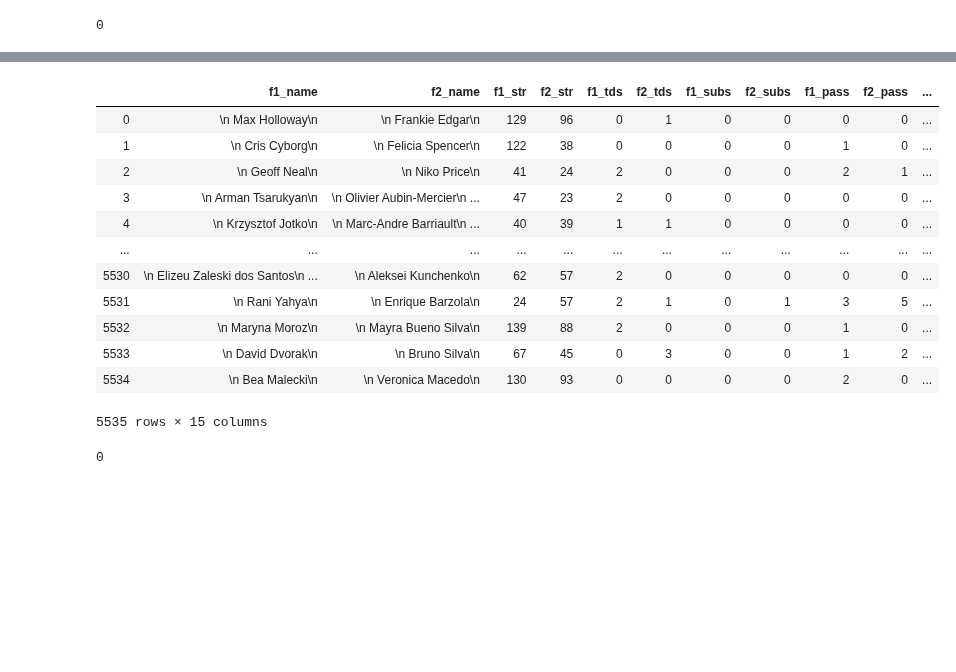
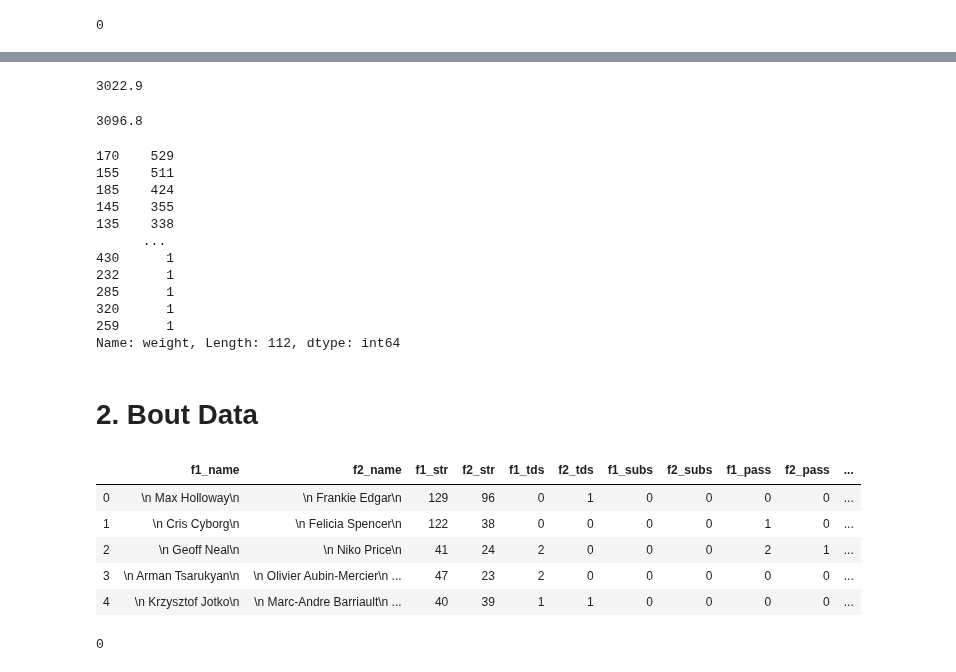
Before and after one commit to ravimalde/ufc_fight_predictor, a Jupyter notebook: cleaning.ipynb, the cells around one changed output, grey strips where cells are left out. Drawn from its saved outputs; the diff is of its cells as text; code cells hidden in the pictures; blank space fills up the shorter version.

```diff
--- a/cleaning.ipynb
+++ b/cleaning.ipynb
@@ -24,0 +93,8 @@ fighter_df.duplicated(subset=None).sum()
+# %%
+round(reach_df['height'].sum(),1)
+# %% [output]
+3022.9
+# %%
+round(reach_df['reach'].sum(),1)
+# %% [output]
+3096.8
@@ -24,0 +103,15 @@ fighter_df.duplicated(subset=None).sum()
+# %%
+fighter_df['weight'].value_counts()
+# %% [output]
+170    529
+155    511
+185    424
+145    355
+135    338
+      ...
+430      1
+232      1
+285      1
+320      1
+259      1
+Name: weight, Length: 112, dtype: int64
@@ -25,21 +120,16 @@ fighter_df.duplicated(subset=None).sum()
+# %% [markdown]
+# 2. Bout Data
 # %%
 bout_df = pd.read_csv("ufc_scrape/data_fights.csv")
 # %%
-bout_df
+bout_df.head()
 # %% [output]
 |  | f1_name | f2_name | f1_str | f2_str | f1_tds | f2_tds | f1_subs | f2_subs | f1_pass | f2_pass | ... |
 | 0 | \n Max Holloway\n | \n Frankie Edgar\n | 129 | 96 | 0 | 1 | 0 | 0 | 0 | 0 | ... |
 | 1 | \n Cris Cyborg\n | \n Felicia Spencer\n | 122 | 38 | 0 | 0 | 0 | 0 | 1 | 0 | ... |
 | 2 | \n Geoff Neal\n | \n Niko Price\n | 41 | 24 | 2 | 0 | 0 | 0 | 2 | 1 | ... |
 | 3 | \n Arman Tsarukyan\n | \n Olivier Aubin-Mercier\n ... | 47 | 23 | 2 | 0 | 0 | 0 | 0 | 0 | ... |
 | 4 | \n Krzysztof Jotko\n | \n Marc-Andre Barriault\n ... | 40 | 39 | 1 | 1 | 0 | 0 | 0 | 0 | ... |
-| ... | ... | ... | ... | ... | ... | ... | ... | ... | ... | ... | ... |
-| 5530 | \n Elizeu Zaleski dos Santos\n ... | \n Aleksei Kunchenko\n | 62 | 57 | 2 | 0 | 0 | 0 | 0 | 0 | ... |
-| 5531 | \n Rani Yahya\n | \n Enrique Barzola\n | 24 | 57 | 2 | 1 | 0 | 1 | 3 | 5 | ... |
-| 5532 | \n Maryna Moroz\n | \n Mayra Bueno Silva\n | 139 | 88 | 2 | 0 | 0 | 0 | 1 | 0 | ... |
-| 5533 | \n David Dvorak\n | \n Bruno Silva\n | 67 | 45 | 0 | 3 | 0 | 0 | 1 | 2 | ... |
-| 5534 | \n Bea Malecki\n | \n Veronica Macedo\n | 130 | 93 | 0 | 0 | 0 | 0 | 2 | 0 | ... |
-5535 rows × 15 columns
 # %%
 bout_df.duplicated(subset=None).sum()
 # %% [output]
```
Also changed, not shown: parts of 25 cells of this notebook.
